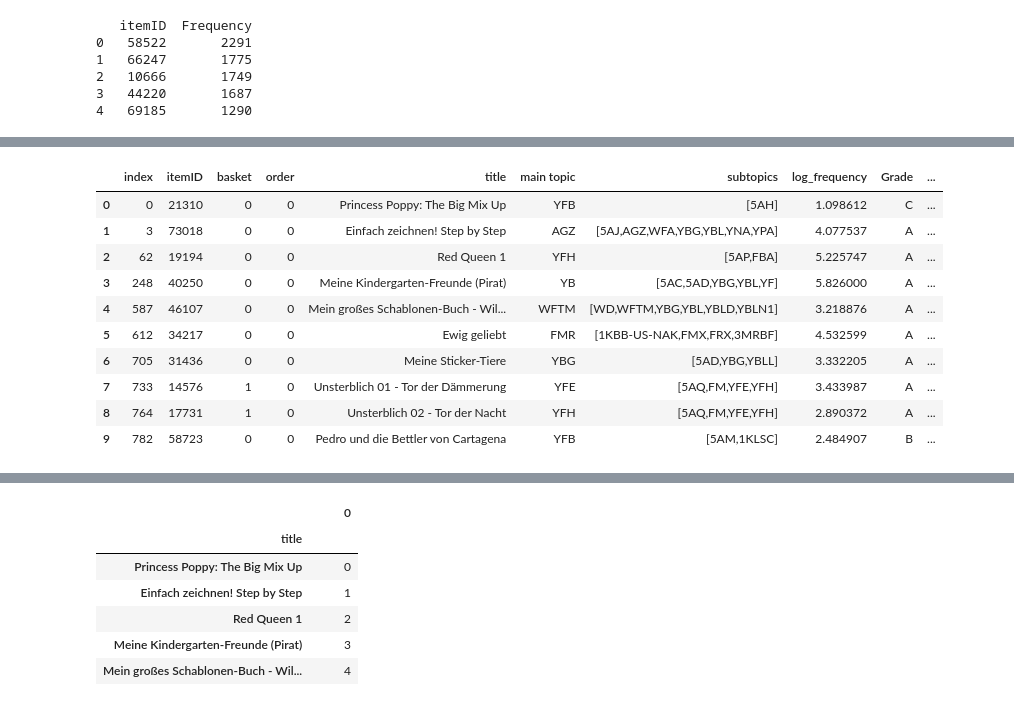
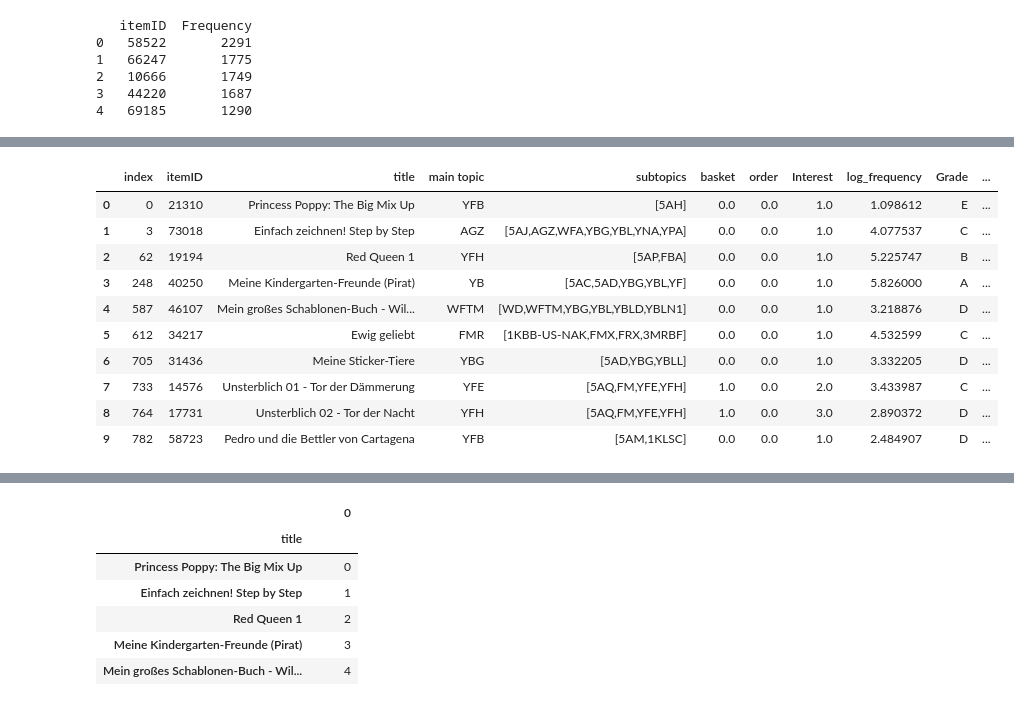
Before and after one commit to SohZongXian/DMC-2021, a Jupyter notebook: DMC script.ipynb, the cells around one changed output, grey strips where cells are left out. Saved outputs shown, nothing was run; the diff lists cells and outputs as text; code cells hidden in the pictures.

```diff
--- a/DMC script.ipynb
+++ b/DMC script.ipynb
@@ -23,7 +23,7 @@ print(items.shape)
 (365143, 5)
 (78030, 6)
 # %%
-data = pd.merge(transaction, items, on=["itemID"])
+data = pd.merge(items, transaction, on=["itemID"], how='outer')
 # %%
 data.shape
 # %% [output]
@@ -115,6 +115,6 @@ book_data.head()
 # %%
 #remove dupicate rows
 print(book_data.shape)
-book_data.drop_duplicates(subset ="itemID", keep='first' ,inplace=True)
-print(book_data.shape)
+# book_data.drop_duplicates(subset ="itemID", keep='first' ,inplace=True)
+# print(book_data.shape)
 # %% [output]
@@ -178,6 +210,6 @@ max          7.736744
 Name: log_frequency, dtype: float64
 # %%
-bin_labels_5 = ['D', 'C', 'B', 'A']
+bin_labels_5 = ['E','D','C', 'B', 'A']
 book_rating['Grade'] = pd.qcut(book_rating['log_frequency'],
                               q=[0, .2, .4, .6, .8, 1],
                               labels=bin_labels_5, duplicates='drop')
@@ -223,7 +255,6 @@ book_rating
 def parseFeature(book_rating):
     data = str(book_rating["main topic"]) + ','
     data += str(book_rating["subtopics"]) + ','
-    data += str(book_rating['Grade']) + ','
     data += str(book_rating['relevance_score'])
     x = data.replace('[','')
     y = x.replace(']','')
@@ -233,30 +264,30 @@ book_rating['parsedFeatureStr'] = book_rating.apply(parseFeature, axis = 1)
 # %%
 #calculate relevance score
 
 def relevance(book_rating):
     if (book_rating['order'] != 0):
-        return "High"
+        return "A"
     elif (book_rating['order'] == 0 and  book_rating['basket'] != 0):
-        return "Med"
+        return "B"
     else:
-        return "Low"
+        return "C"
 
 
 book_rating['relevance_score'] = book_rating.apply(relevance, axis = 1)
 
 book_rating.head(10)
 # %% [output]
-|  | index | itemID | basket | order | title | main topic | subtopics | log_frequency | Grade | ... |
-| 0 | 0 | 21310 | 0 | 0 | Princess Poppy: The Big Mix Up | YFB | [5AH] | 1.098612 | C | ... |
-| 1 | 3 | 73018 | 0 | 0 | Einfach zeichnen! Step by Step | AGZ | [5AJ,AGZ,WFA,YBG,YBL,YNA,YPA] | 4.077537 | A | ... |
-| 2 | 62 | 19194 | 0 | 0 | Red Queen 1 | YFH | [5AP,FBA] | 5.225747 | A | ... |
-| 3 | 248 | 40250 | 0 | 0 | Meine Kindergarten-Freunde (Pirat) | YB | [5AC,5AD,YBG,YBL,YF] | 5.826000 | A | ... |
-| 4 | 587 | 46107 | 0 | 0 | Mein großes Schablonen-Buch - Wil... | WFTM | [WD,WFTM,YBG,YBL,YBLD,YBLN1] | 3.218876 | A | ... |
-| 5 | 612 | 34217 | 0 | 0 | Ewig geliebt | FMR | [1KBB-US-NAK,FMX,FRX,3MRBF] | 4.532599 | A | ... |
-| 6 | 705 | 31436 | 0 | 0 | Meine Sticker-Tiere | YBG | [5AD,YBG,YBLL] | 3.332205 | A | ... |
-| 7 | 733 | 14576 | 1 | 0 | Unsterblich 01 - Tor der Dämmerung | YFE | [5AQ,FM,YFE,YFH] | 3.433987 | A | ... |
-| 8 | 764 | 17731 | 1 | 0 | Unsterblich 02 - Tor der Nacht | YFH | [5AQ,FM,YFE,YFH] | 2.890372 | A | ... |
-| 9 | 782 | 58723 | 0 | 0 | Pedro und die Bettler von Cartagena | YFB | [5AM,1KLSC] | 2.484907 | B | ... |
+|  | index | itemID | title | main topic | subtopics | basket | order | Interest | log_frequency | Grade | ... |
+| 0 | 0 | 21310 | Princess Poppy: The Big Mix Up | YFB | [5AH] | 0.0 | 0.0 | 1.0 | 1.098612 | E | ... |
+| 1 | 3 | 73018 | Einfach zeichnen! Step by Step | AGZ | [5AJ,AGZ,WFA,YBG,YBL,YNA,YPA] | 0.0 | 0.0 | 1.0 | 4.077537 | C | ... |
+| 2 | 62 | 19194 | Red Queen 1 | YFH | [5AP,FBA] | 0.0 | 0.0 | 1.0 | 5.225747 | B | ... |
+| 3 | 248 | 40250 | Meine Kindergarten-Freunde (Pirat) | YB | [5AC,5AD,YBG,YBL,YF] | 0.0 | 0.0 | 1.0 | 5.826000 | A | ... |
+| 4 | 587 | 46107 | Mein großes Schablonen-Buch - Wil... | WFTM | [WD,WFTM,YBG,YBL,YBLD,YBLN1] | 0.0 | 0.0 | 1.0 | 3.218876 | D | ... |
+| 5 | 612 | 34217 | Ewig geliebt | FMR | [1KBB-US-NAK,FMX,FRX,3MRBF] | 0.0 | 0.0 | 1.0 | 4.532599 | C | ... |
+| 6 | 705 | 31436 | Meine Sticker-Tiere | YBG | [5AD,YBG,YBLL] | 0.0 | 0.0 | 1.0 | 3.332205 | D | ... |
+| 7 | 733 | 14576 | Unsterblich 01 - Tor der Dämmerung | YFE | [5AQ,FM,YFE,YFH] | 1.0 | 0.0 | 2.0 | 3.433987 | C | ... |
+| 8 | 764 | 17731 | Unsterblich 02 - Tor der Nacht | YFH | [5AQ,FM,YFE,YFH] | 1.0 | 0.0 | 3.0 | 2.890372 | D | ... |
+| 9 | 782 | 58723 | Pedro und die Bettler von Cartagena | YFB | [5AM,1KLSC] | 0.0 | 0.0 | 1.0 | 2.484907 | D | ... |
 # %%
 book_rating.head(40)
 # %% [output]
```
Also changed, not shown: parts of 38 cells of this notebook.
